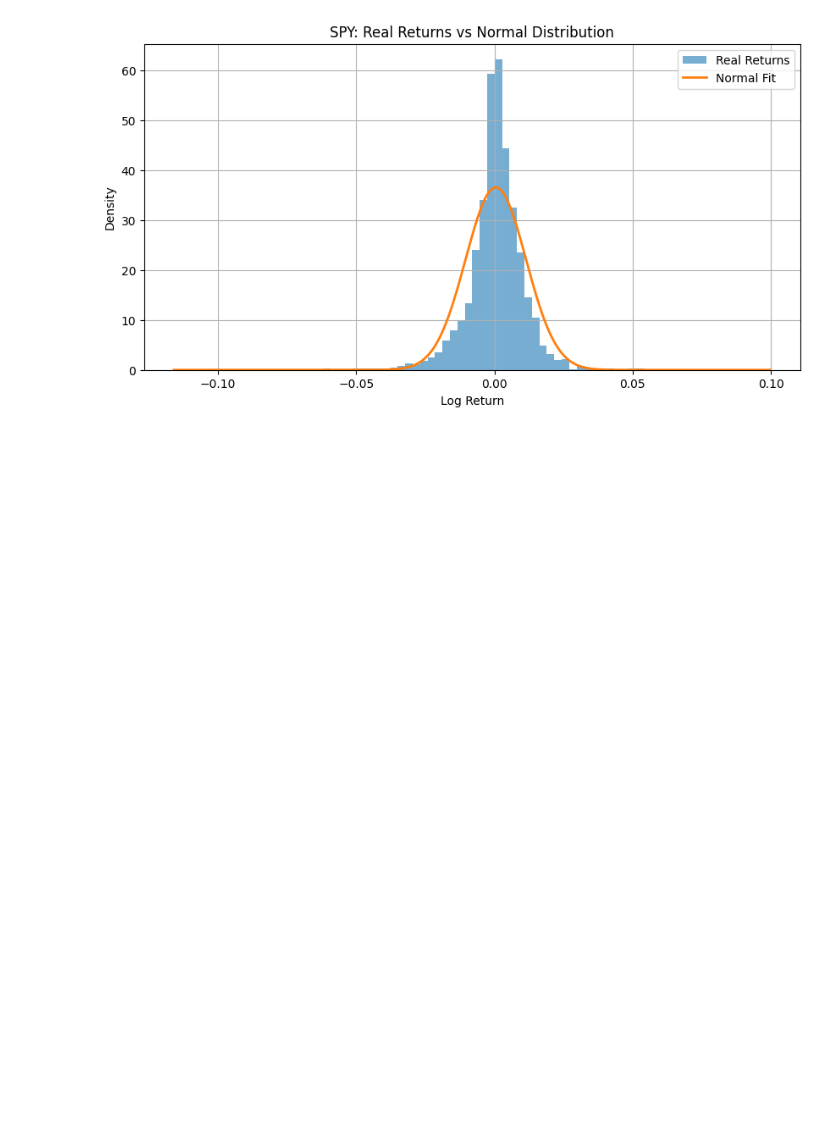
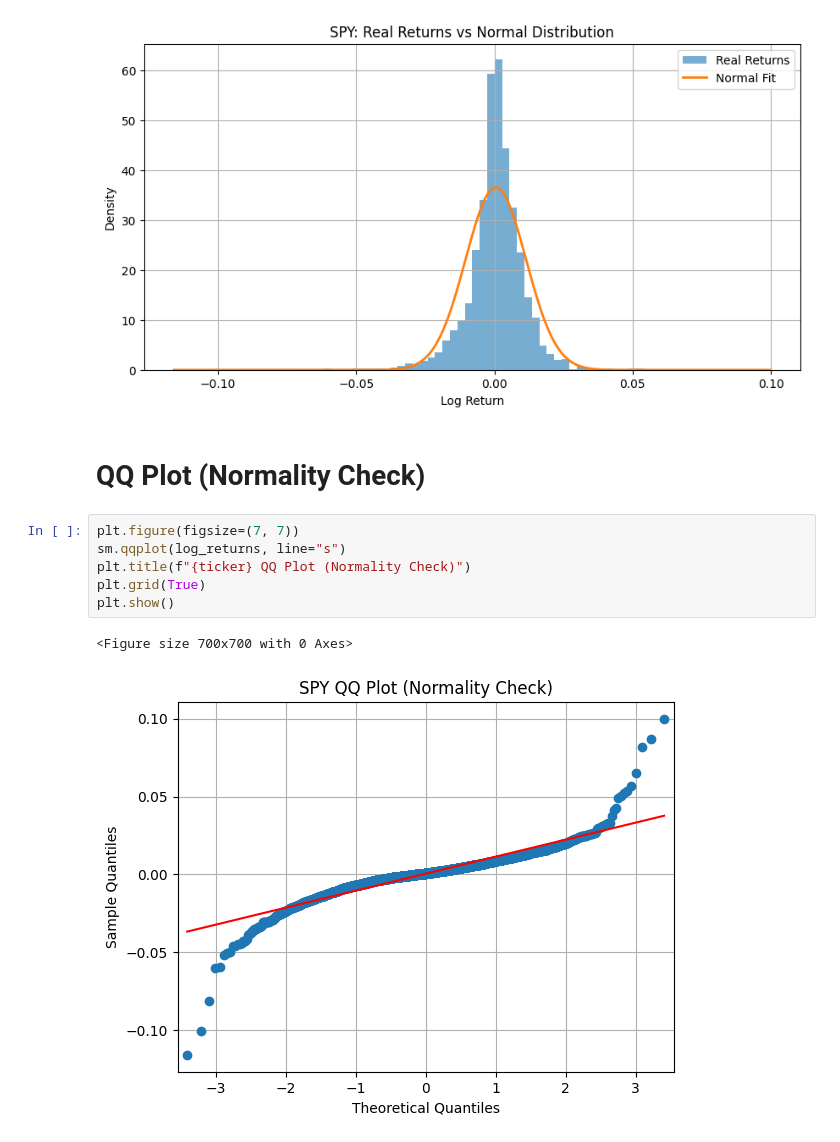
Before and after one commit to akhyear/MonteCarloRiskProject, a Jupyter notebook: notebooks/01_data_and_return_analysis.ipynb, the cells around one changed output. Cells and saved outputs as stored; diff of their text form; blank space fills up the shorter version.

Commit message:
QQ Plot (Normality Check)

```diff
--- a/notebooks/01_data_and_return_analysis.ipynb
+++ b/notebooks/01_data_and_return_analysis.ipynb
@@ -253,3 +253,14 @@ plt.grid(True)
 plt.show()
 # %% [output]
 [figure]
+# %% [markdown]
+# QQ Plot (Normality Check)
+# %%
+plt.figure(figsize=(7, 7))
+sm.qqplot(log_returns, line="s")
+plt.title(f"{ticker} QQ Plot (Normality Check)")
+plt.grid(True)
+plt.show()
+# %% [output]
+<Figure size 700x700 with 0 Axes>
+[figure, added]
```
